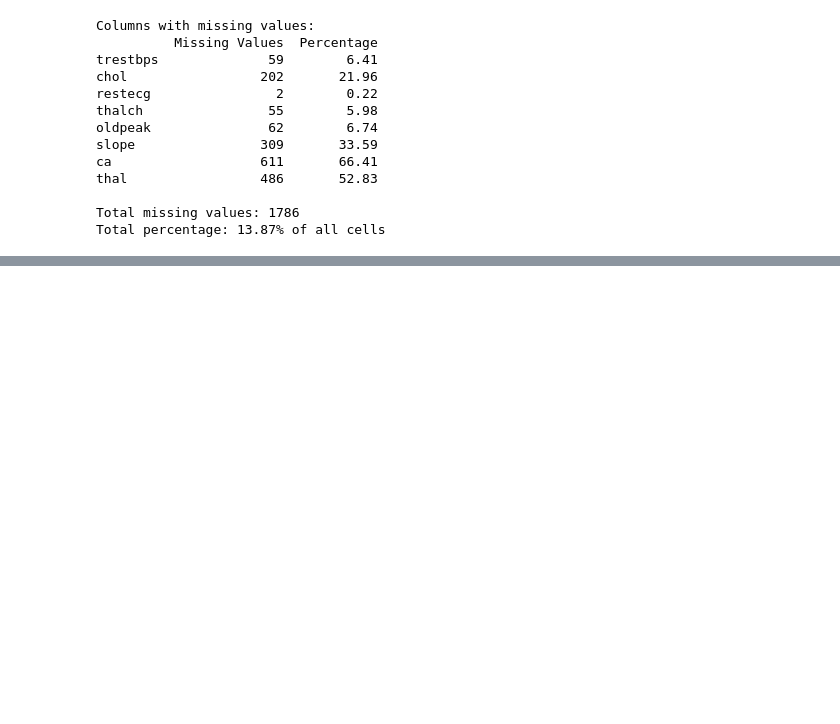
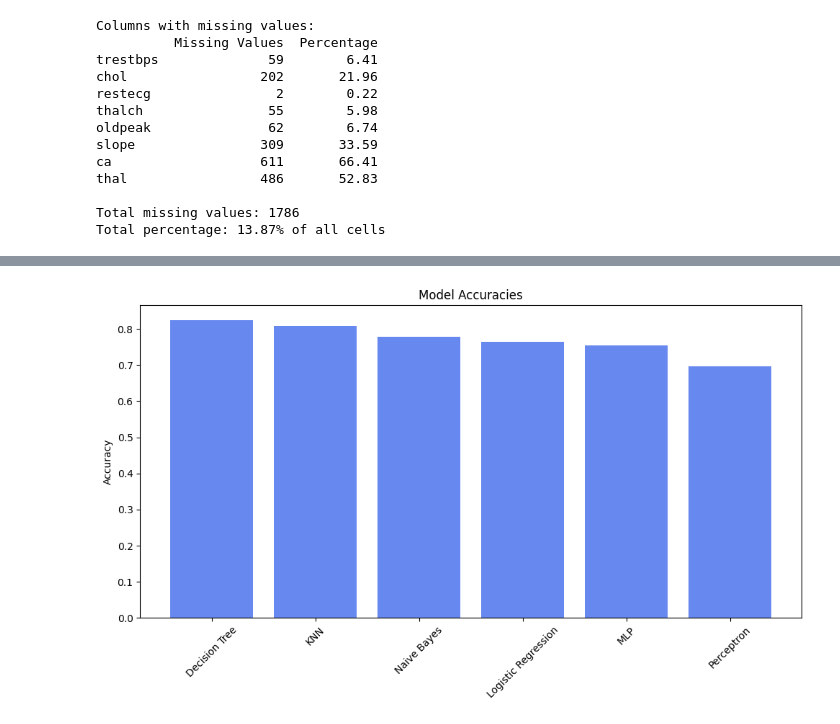
Before and after one commit to harika-maha/Dubai_PG-3, a Jupyter notebook: UCI_notebook.ipynb, the cells around one changed output, grey strips where cells are left out. Saved outputs shown, nothing was run; the diff lists cells and outputs as text; code cells hidden in the pictures; blank space fills up the shorter version.

```diff
--- a/UCI_notebook.ipynb
+++ b/UCI_notebook.ipynb
@@ -741,0 +747,13 @@ Best cross-validation score: 0.836
+# %%
+# Split features and target
+X = df2.drop('num', axis=1)
+y = df2['num']
+
+y = (y > 0).astype(int)
+
+# Applying SMOTE
+smote = SMOTE(random_state=42)
+X_resampled, y_resampled = smote.fit_resample(X, y)
+
+# Split into train and test sets
+X_train, X_test, y_train, y_test = train_test_split(X_resampled, y_resampled, test_size=0.2, random_state=42)
@@ -741,0 +925,19 @@ Best cross-validation score: 0.836
+# %%
+model_results = {
+   'Model': [],
+   'Accuracy': [],
+   'CV Mean': [],
+   'CV Std': []
+}
+
+for name, result in results.items():
+   model_results['Model'].append(name)
+   model_results['Accuracy'].append(result['accuracy'])
+   model_results['CV Mean'].append(result['cv_mean'])
+   model_results['CV Std'].append(result['cv_std'])
+
+# Convert to DataFrame
+df_results = pd.DataFrame(model_results)
+df_results = df_results.sort_values('Accuracy', ascending=False)
+df_results = df_results.round(3)
+print(df_results.to_string(index=False))
@@ -741,0 +952,12 @@ Best cross-validation score: 0.836
+# %%
+import matplotlib.pyplot as plt
+
+plt.figure(figsize=(10, 6))
+plt.bar(df_results['Model'], df_results['Accuracy'])
+plt.xticks(rotation=45)
+plt.title('Model Accuracies')
+plt.ylabel('Accuracy')
+plt.tight_layout()
+plt.show()
+# %% [output]
+[figure, added]
```
Also changed, not shown: parts of 105 cells of this notebook.
